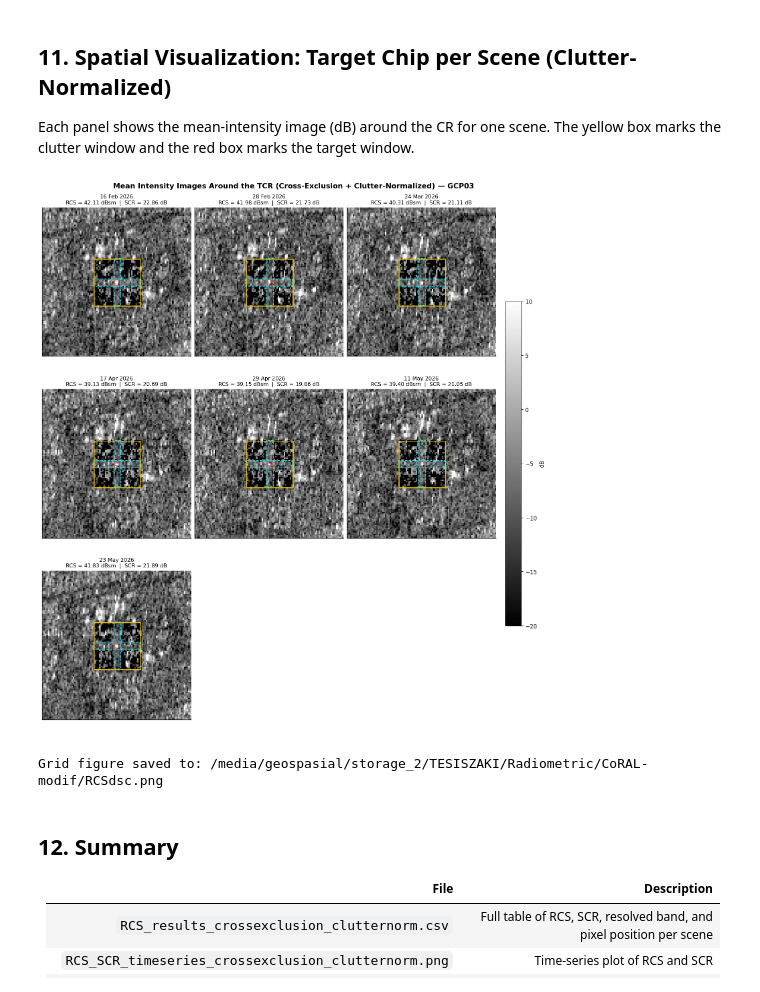
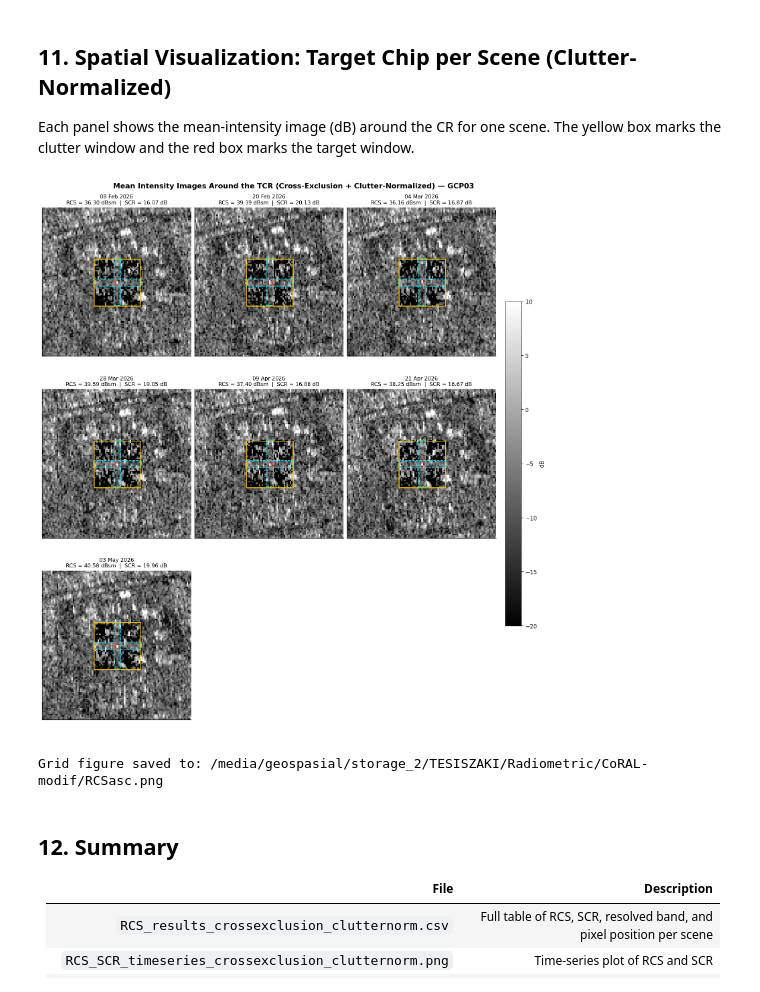
Before and after one commit to ferdiansyagz/CoRAL-Sentinel1-TCR, a Jupyter notebook: RCS_Corner_Reflector_Analysis_CrossExclusion_ClutterNormalized.ipynb, the cells around one changed output. Drawn from its saved outputs; the diff is of its cells as text; code cells hidden in the pictures.

```diff
--- a/RCS_Corner_Reflector_Analysis_CrossExclusion_ClutterNormalized.ipynb
+++ b/RCS_Corner_Reflector_Analysis_CrossExclusion_ClutterNormalized.ipynb
@@ -58,7 +58,7 @@ All parameters that need to be adjusted by the user are collected in a single pl
 Because the band name differs between these two product types, `BAND_NAME` below is treated only as the **preferred polarization identifier** (`VV`); the actual band name is resolved automatically per scene in Section 3.
 # %%
 # --- Data path ---
-DATA_DIR = "/media/geospasial/storage_2/TESISZAKI/Radiometric/Database/DSC"
+DATA_DIR = "/media/geospasial/storage_2/TESISZAKI/Radiometric/Database/ASC new"
 OUTPUT_DIR = "/media/geospasial/storage_2/TESISZAKI/Radiometric/CoRAL-modif"
 POLARIZATION = "VV"   # used to auto-detect the Sigma0 band name per scene (see Section 3)
 
@@ -87,11 +87,3 @@ print("Parameters ready.")
 Parameters ready.
 # %% [markdown]
 ## 3. Loading the SAR Scene List and Resolving the Sigma0 Band per Scene
-# %%
-raw_files = sorted(glob.glob(os.path.join(DATA_DIR, "*.dim")))
-print(f"Total .dim ditemukan (sebelum filter): {len(raw_files)}")
-for f in raw_files:
-    name = os.path.basename(f)
-    has_cal = "_Cal" in name
-    has_tc = "_TC" in name
-    print(f"  {'✓' if (has_cal and has_tc) else '✗'} {name}  (_Cal={has_cal}, _TC={has_tc})")
@@ -107,8 +90,5 @@ Total .dim ditemukan (sebelum filter): 7
 # %%
-files = sorted(
-    f for f in glob.glob(os.path.join(DATA_DIR, "*.dim"))
-    if "_Cal" in os.path.basename(f) and "_TC" in os.path.basename(f)
-)
+files = sorted(glob.glob(os.path.join(DATA_DIR, "*.dim")))
 
 print(f"Found {len(files)} scene(s):")
 for f in files:
@@ -614,36 +573,36 @@ for i, f in enumerate(files):
                                 edgecolor="#f1c40f", facecolor="none", linewidth=1.6))
 
     # Target window (red)
     half_targ = TARG_WIN_SZ // 2
     ax.add_patch(plt.Rectangle((center-half_targ, center-half_targ), TARG_WIN_SZ, TARG_WIN_SZ,
                                 edgecolor="#e74c3c", facecolor="none", linewidth=1.6))
 
     # Cross-exclusion overlay (cyan) -- the plus-shaped region excluded from clutter
     # (and therefore also excluded from the median normalization), per Garthwaite et
     # al. (2015) Figure 4.11
     half_cross = CROSS_WIDTH / 2
     ax.axvspan(center-half_cross, center+half_cross,
                ymin=(center-half_clt)/db.shape[0], ymax=(center+half_clt)/db.shape[0],
                edgecolor="#00e5ff", facecolor="none", linewidth=1.2, linestyle="--")
     ax.axhspan(center-half_cross, center+half_cross,
                xmin=(center-half_clt)/db.shape[1], xmax=(center+half_clt)/db.shape[1],
                edgecolor="#00e5ff", facecolor="none", linewidth=1.2, linestyle="--")
 
 for j in range(i+1, len(axes)):
     axes[j].axis("off")
 
 fig.suptitle(f"Mean Intensity Images Around the TCR (Cross-Exclusion + Clutter-Normalized) — {GCP_NAME}",
              fontsize=13, fontweight="bold")
 cbar = fig.colorbar(im, ax=axes.tolist(), shrink=0.6, pad=0.02, label="dB")
 
-grid_path = os.path.join(OUTPUT_DIR, "RCSdsc.png")
+grid_path = os.path.join(OUTPUT_DIR, "RCSasc.png")
 plt.savefig(grid_path, dpi=200, bbox_inches="tight")
 plt.show()
 
 print(f"Grid figure saved to: {grid_path}")
 # %% [output]
-[figure, old version]
+[figure, new version]
-Grid figure saved to: /media/geospasial/storage_2/TESISZAKI/Radiometric/CoRAL-modif/RCSdsc.png
+Grid figure saved to: /media/geospasial/storage_2/TESISZAKI/Radiometric/CoRAL-modif/RCSasc.png
 # %% [markdown]
 ## 12. Summary
 
```
Also changed, not shown: parts of 11 cells of this notebook, 1 other file.
